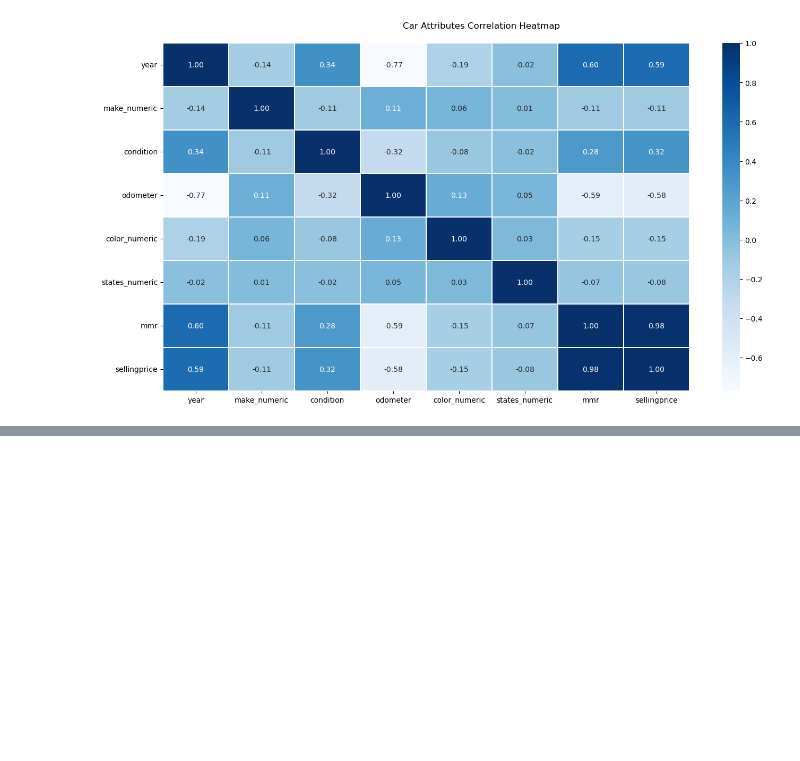
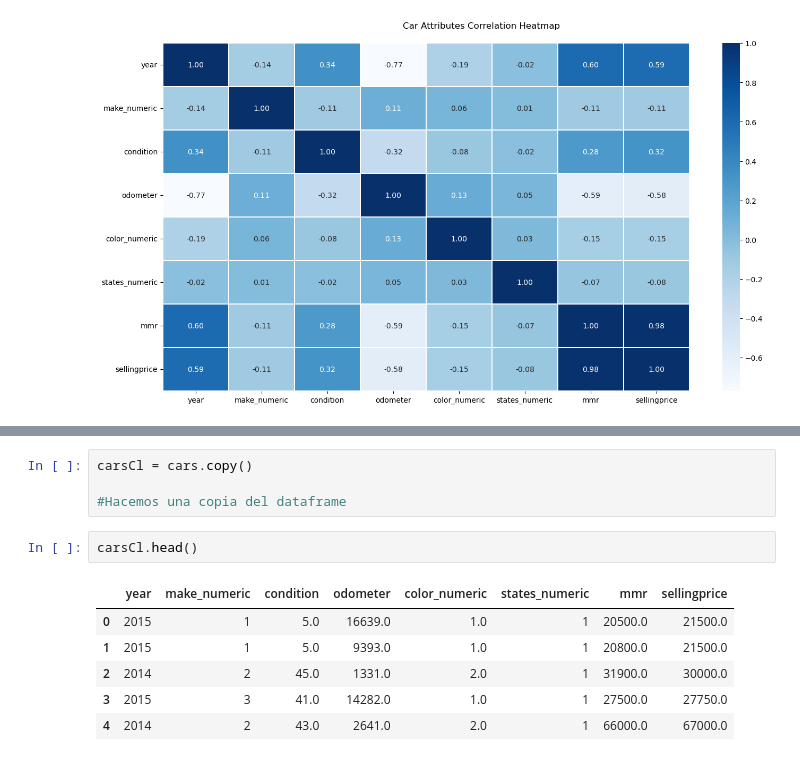
Before and after one commit to Godiefra/EDA-Coches, a Jupyter notebook: EDA-Coches-Final.ipynb, the cells around one changed output, grey strips where cells are left out. Saved outputs shown, nothing was run; the diff lists cells and outputs as text; blank space fills up the shorter version.

```diff
--- a/EDA-Coches-Final.ipynb
+++ b/EDA-Coches-Final.ipynb
@@ -269,0 +297,13 @@ t = f.suptitle('Car Attributes Correlation Heatmap', fontsize=12)
+# %%
+carsCl = cars.copy()
+
+#Hacemos una copia del dataframe
+# %%
+carsCl.head()
+# %% [output]
+|  | year | make_numeric | condition | odometer | color_numeric | states_numeric | mmr | sellingprice |
+| 0 | 2015 | 1 | 5.0 | 16639.0 | 1.0 | 1 | 20500.0 | 21500.0 |
+| 1 | 2015 | 1 | 5.0 | 9393.0 | 1.0 | 1 | 20800.0 | 21500.0 |
+| 2 | 2014 | 2 | 45.0 | 1331.0 | 2.0 | 1 | 31900.0 | 30000.0 |
+| 3 | 2015 | 3 | 41.0 | 14282.0 | 1.0 | 1 | 27500.0 | 27750.0 |
+| 4 | 2014 | 2 | 43.0 | 2641.0 | 2.0 | 1 | 66000.0 | 67000.0 |
```
Also changed, not shown: parts of 7 cells of this notebook, 9 other files.
